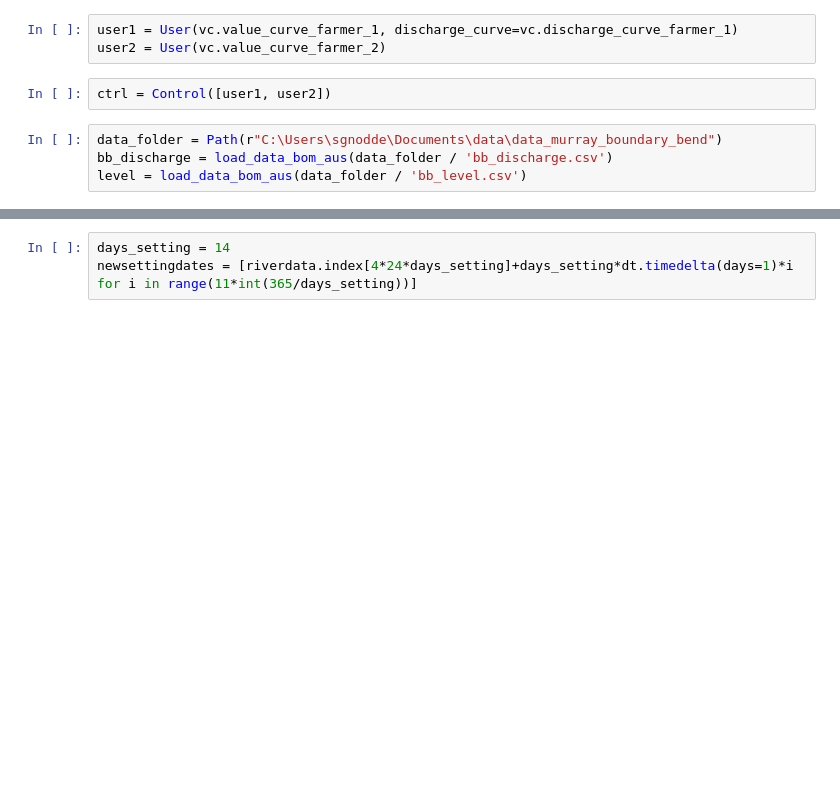
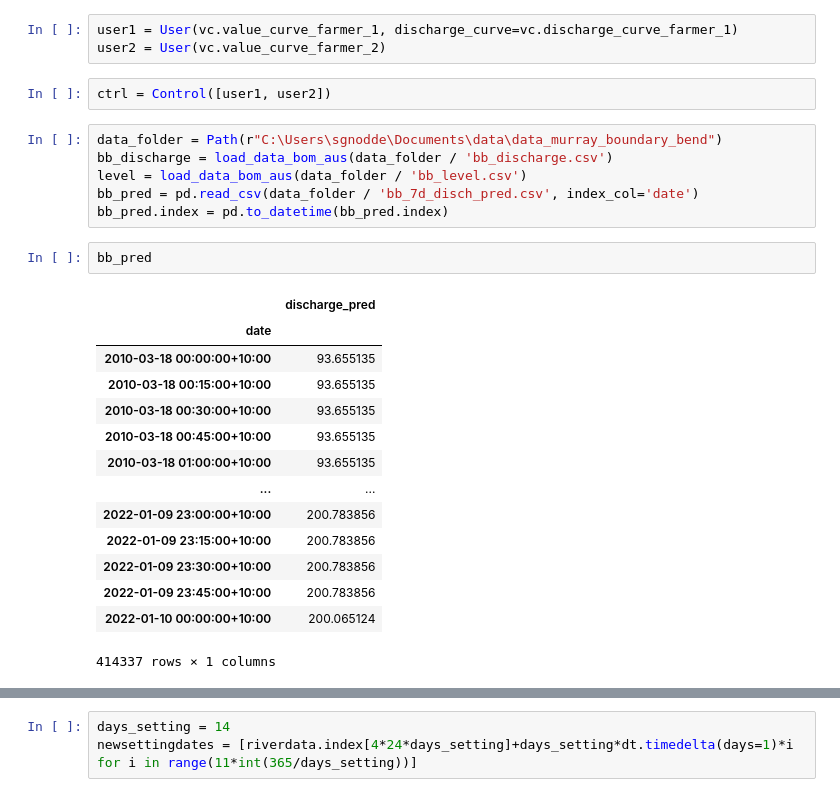
Before and after one commit to SjoerdGn/str-flow-pred-and-control, a Jupyter notebook: neat_exploration/testing_neat.ipynb, the cells around one changed output, grey strips where cells are left out. Saved outputs shown, nothing was run; the diff lists cells and outputs as text; blank space fills up the shorter version.

```diff
--- a/neat_exploration/testing_neat.ipynb
+++ b/neat_exploration/testing_neat.ipynb
@@ -17,6 +17,25 @@ ctrl = Control([user1, user2])
 data_folder = Path(r"C:\Users\sgnodde\Documents\data\data_murray_boundary_bend")
 bb_discharge = load_data_bom_aus(data_folder / 'bb_discharge.csv')
 level = load_data_bom_aus(data_folder / 'bb_level.csv')
+bb_pred = pd.read_csv(data_folder / 'bb_7d_disch_pred.csv', index_col='date')
+bb_pred.index = pd.to_datetime(bb_pred.index)
+# %%
+bb_pred
+# %% [output]
+|  | discharge_pred |
+| date |  |
+| 2010-03-18 00:00:00+10:00 | 93.655135 |
+| 2010-03-18 00:15:00+10:00 | 93.655135 |
+| 2010-03-18 00:30:00+10:00 | 93.655135 |
+| 2010-03-18 00:45:00+10:00 | 93.655135 |
+| 2010-03-18 01:00:00+10:00 | 93.655135 |
+| ... | ... |
+| 2022-01-09 23:00:00+10:00 | 200.783856 |
+| 2022-01-09 23:15:00+10:00 | 200.783856 |
+| 2022-01-09 23:30:00+10:00 | 200.783856 |
+| 2022-01-09 23:45:00+10:00 | 200.783856 |
+| 2022-01-10 00:00:00+10:00 | 200.065124 |
+414337 rows × 1 columns
 # %%
 riverdata = pd.DataFrame({'level':level['Value'], 'discharge':bb_discharge['Value']}, index = level.index)
 riverdata = riverdata.loc['2011': ]
```
Also changed, not shown: parts of 12 cells of this notebook, 12 other files.
